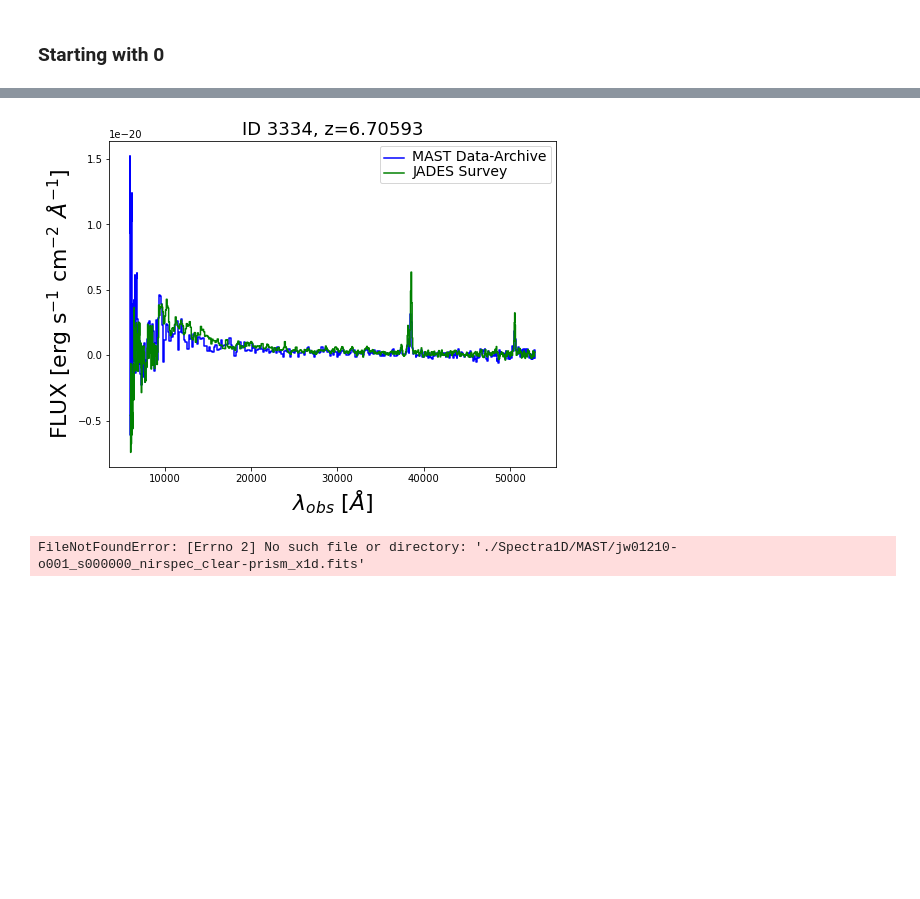
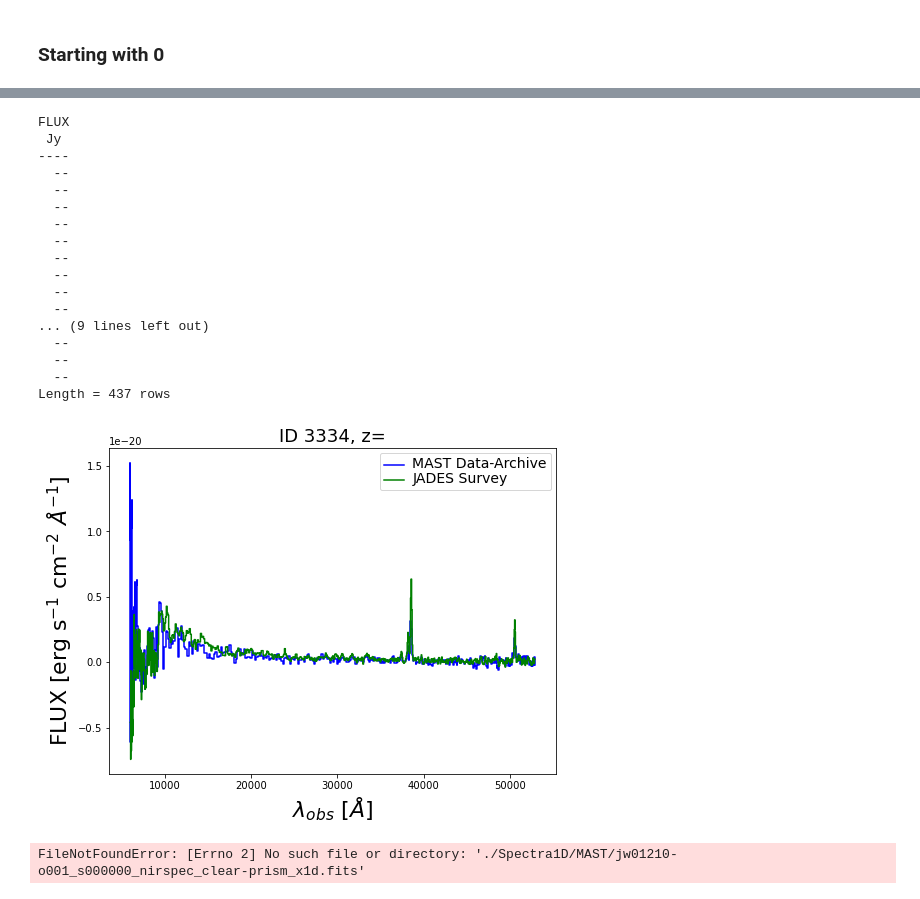
Before and after one commit to NGomez-inaoe/JWST-Data, a Jupyter notebook: PRISM/SpectrumVisualizer.ipynb, the cells around one changed output, grey strips where cells are left out. Drawn from its saved outputs; the diff is of its cells as text; code cells hidden in the pictures; blank space fills up the shorter version.

Commit message:
Added and updated files to visualize spectra

```diff
--- a/PRISM/SpectrumVisualizer.ipynb
+++ b/PRISM/SpectrumVisualizer.ipynb
@@ -96,12 +114,29 @@ plot_spectrum(mast_file, jades_file, ID, z)
 # %%
 ID="3334"
 mast_file = './Spectra1D/MAST/jw01210-o001_b000000274_nirspec_clear-prism_x1d.fits'
 jades_file = './Spectra1D/JADES/hlsp_jades_jwst_nirspec_goods-s-deephst-0000'+ID+'_clear-prism_v1.0_x1d.fits'
 z = 6.70593
 
-plot_spectrum(mast_file, jades_file, ID, z)
+plot_spectrum(mast_file, jades_file, ID)
 # %% [output]
+FLUX
+ Jy
+----
+  --
+  --
+  --
+  --
+  --
+  --
+  --
+  --
+  --
+... (9 lines left out)
+  --
+  --
+  --
+Length = 437 rows
-[figure, old version]
+[figure, new version]
 # %%
 ID="3968"
 mast_file = './Spectra1D/MAST/jw01210-o001_s000000_nirspec_clear-prism_x1d.fits'
```
Also changed, not shown: parts of 5 cells of this notebook, 1 other file.
